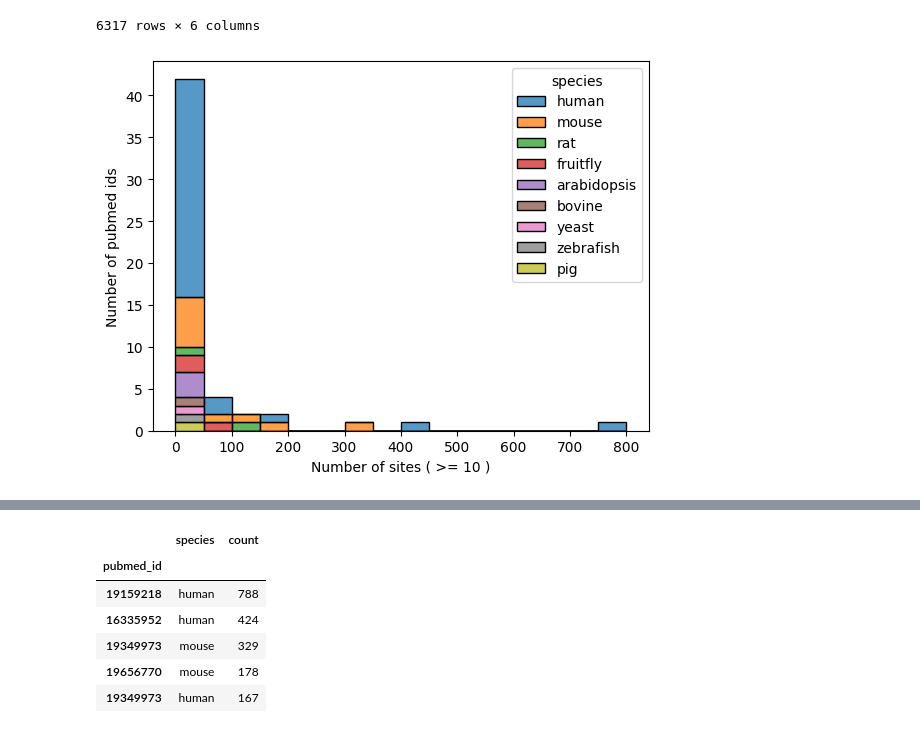
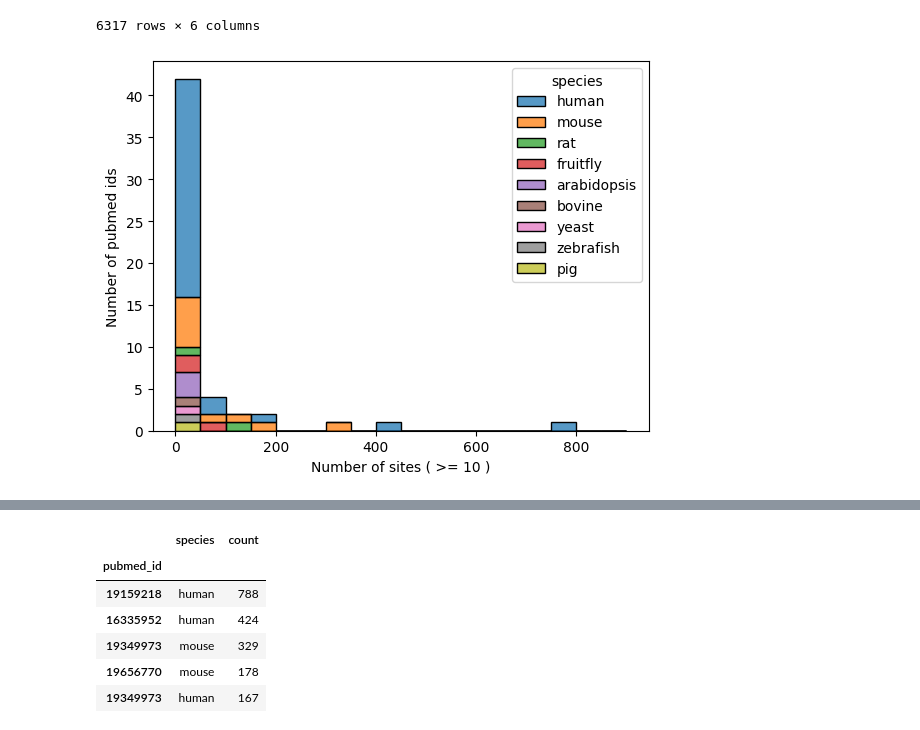
Before and after one commit to edwardsnj/glygen-colab-notebooks, a Jupyter notebook: uniprotkb_nlinked_sites/main.ipynb, the cells around one changed output, grey strips where cells are left out. Drawn from its saved outputs; the diff is of its cells as text; code cells hidden in the pictures.

```diff
--- a/uniprotkb_nlinked_sites/main.ipynb
+++ b/uniprotkb_nlinked_sites/main.ipynb
@@ -76,27 +76,18 @@ nlinked_sites_pubmed
 # %%
 import pandas as pd
 import seaborn as sns
 import matplotlib.pyplot as plt
 import plotly.express as px
 
 # Plot histogram of frequency of sites in a pubmed id (partition by species)
 counts = pd.DataFrame(nlinked_sites_pubmed[["pubmed_id","species"]].value_counts())
 counts.reset_index("species", inplace=True)
 counts = counts[counts["count"] >= 10]
 
 sns.histplot(data=counts, x='count', hue="species",
-             binwidth=50, binrange=(0,800), multiple="stack")
+             binwidth=50, binrange=(0,900), multiple="stack")
 plt.xlabel("Number of sites ( >= 10 )")
 plt.ylabel("Number of pubmed ids")
 plt.show()
-
-# Interactive
-
-fig = px.histogram(counts, x="count", color="species")
-fig.layout.xaxis.title = "Number of sites ( >= 10 )"
-fig.layout.yaxis.title = "Number of pubmed ids"
-fig.update_layout(bargap=0.1)
-fig.update_traces(xbins=dict(start=0, end=800, size=50))
-fig.show()
 # %% [output]
-[figure, old version]
+[figure, new version]
```
Also changed, not shown: parts of 2 cells of this notebook.
